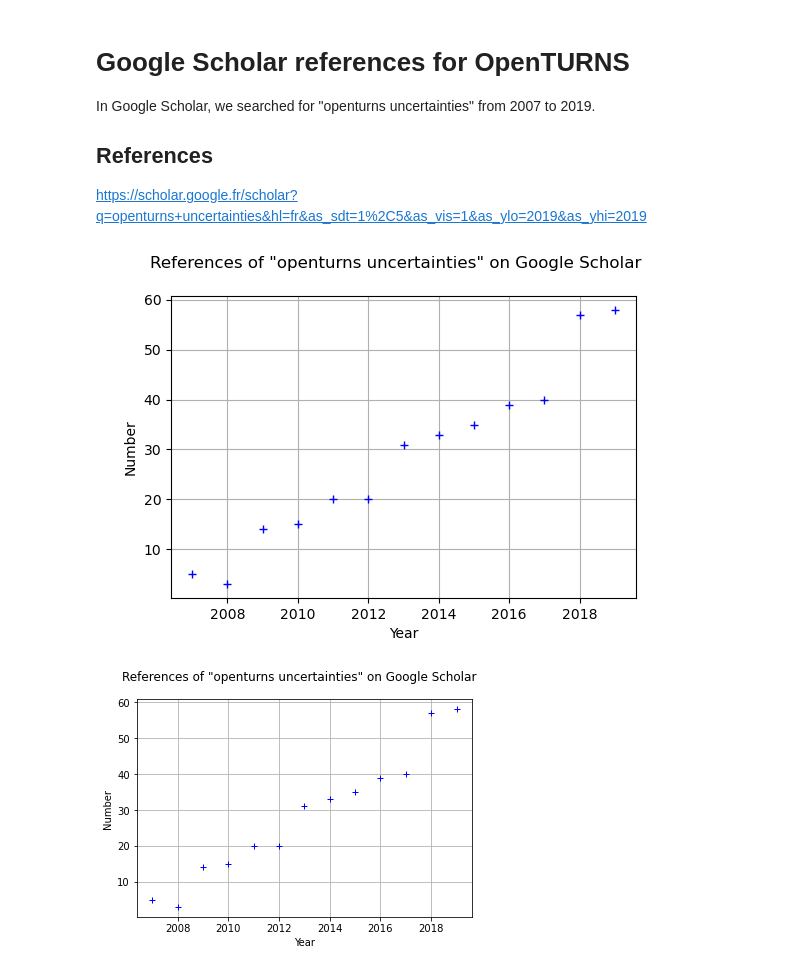
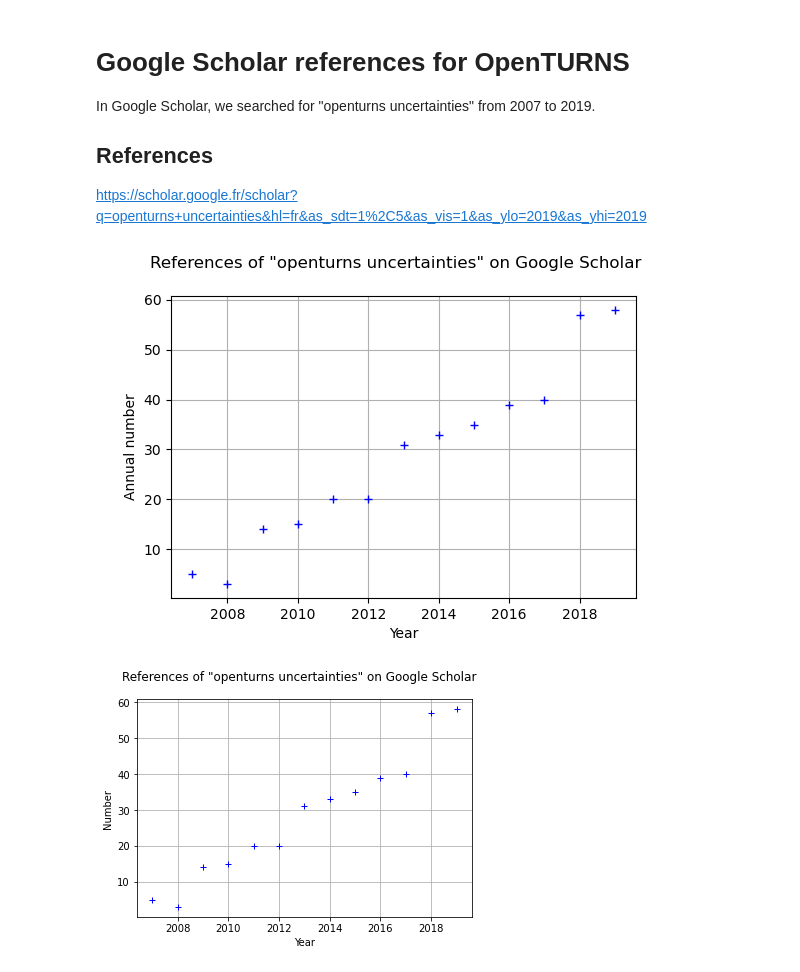
Before and after one commit to mbaudin47/pycrash, a Jupyter notebook: openturns-metrics/Stats-Google-Scholar-OpenTURNS.ipynb, the cells around one changed output. Drawn from its saved outputs; the diff is of its cells as text; code cells hidden in the pictures.

```diff
--- a/openturns-metrics/Stats-Google-Scholar-OpenTURNS.ipynb
+++ b/openturns-metrics/Stats-Google-Scholar-OpenTURNS.ipynb
@@ -31,12 +31,13 @@ data = np.array(data)
 sample = ot.Sample(data)
 sample.setDescription(["Year", "Google Scholar"])
 # %%
-graph = ot.Graph("References of \"openturns uncertainties\" on Google Scholar", "Year", "Number", True)
+graph = ot.Graph("References of \"openturns uncertainties\" on Google Scholar",
+                 "Year", "Annual number", True)
 cloud = ot.Cloud(sample)
 graph.add(cloud)
 graph
 # %% [output]
-[figure, old version]
+[figure, new version]
 # %%
 view = otv.View(graph)
 view.save("openturns-googlescholar-messages.png")
```
Also changed, not shown: 1 other file.
